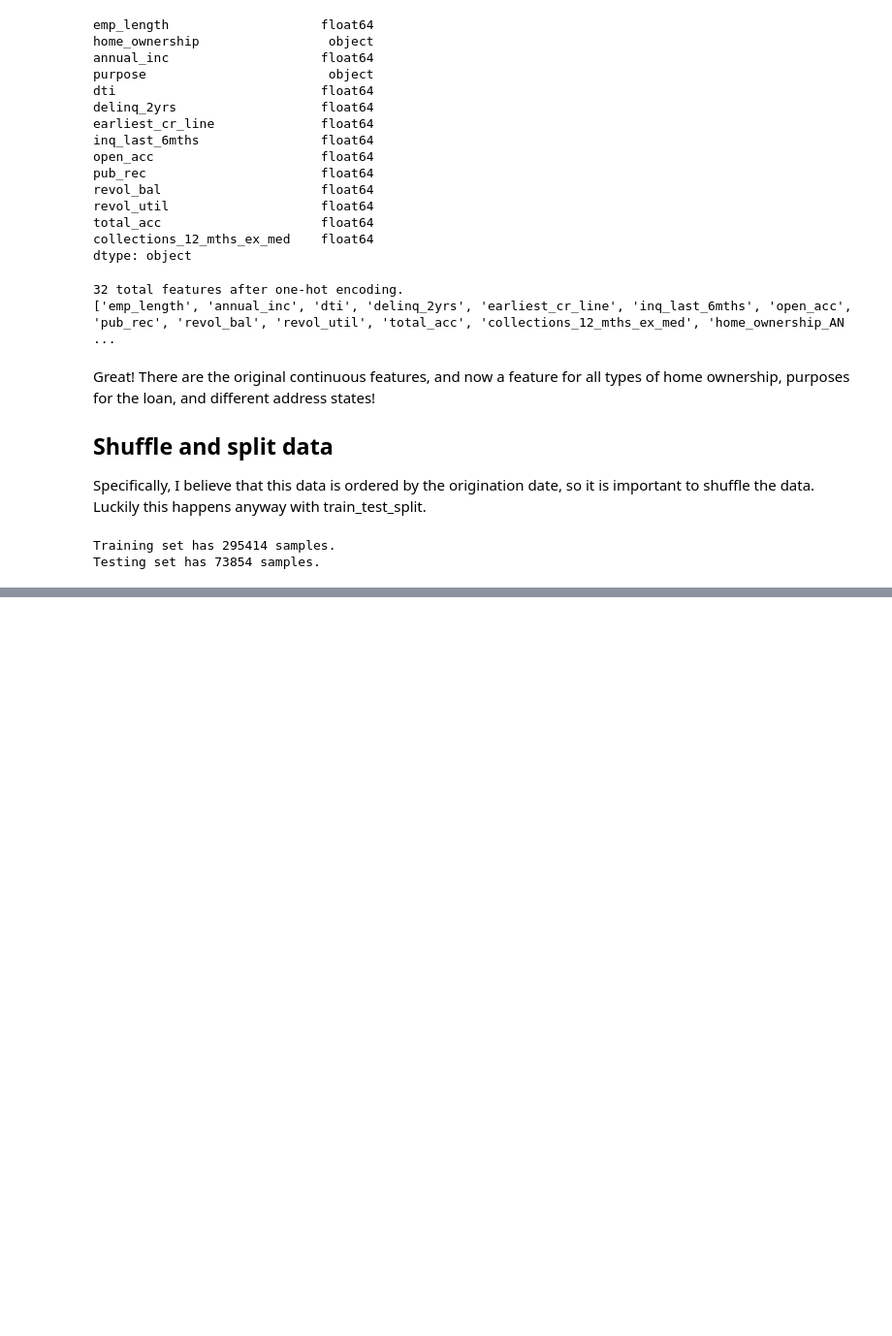
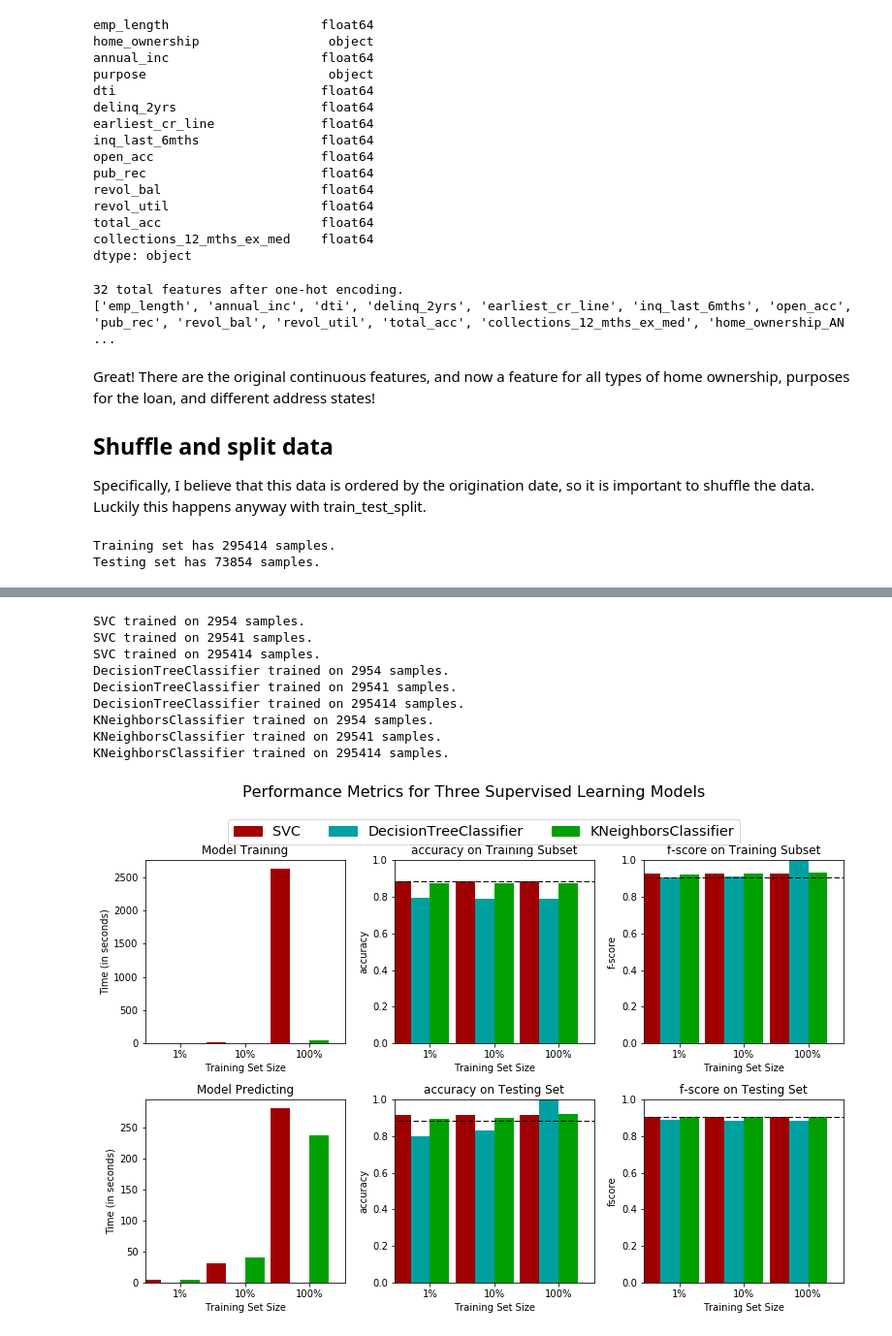
Before and after one commit to mccormd1/LCandR, a Jupyter notebook: LC_python/LC_MLtrain.ipynb, the cells around one changed output, grey strips where cells are left out. Shown at 97% size. Drawn from its saved outputs; the diff is of its cells as text; code cells hidden in the pictures; blank space fills up the shorter version.

```diff
--- a/LC_python/LC_MLtrain.ipynb
+++ b/LC_python/LC_MLtrain.ipynb
@@ -13,6 +13,7 @@ Data exploration and cleaning has been performed using the previous jupyter note
 import joblib
 features=joblib.load('clean_LCfeatures.p')
 labels=joblib.load('clean_LClabels.p')
+clabels=joblib.load('clean_LCclassifierlabel.p')
 # %%
 import numpy as np
 import pandas as pd
@@ -105,6 +106,7 @@ Having a utilization over 100% is odd, but having a utilization of almost 900% i
 # %%
 features.drop([294407],inplace=True)
 labels.drop([294407],inplace=True)
+clabels.drop([294407],inplace=True)
 # %%
 vs.distribution(features)
 # %% [output]
@@ -339,0 +526,12 @@ results['Pipeline']
+# %%
+# TODO: Calculate accuracy ##resubmit - fixed to calculate over whole dataset and corrected fscore calculation
+accuracy = len(clabels[clabels==1])/len(features)
+
+# TODO: Calculate F-score using the formula above for beta = 0.5
+recall=len(clabels[clabels==1])/len(clabels[clabels==1]) #always going to be 1 since we capture ALL condition pos
+precision=len(clabels[clabels==1])/len(features) # is same as accuracy above as we predict all as positive
+beta=0.5
+fscore = (1+beta**2)*(precision*recall)/((precision*beta**2)+recall)
+
+# Print the results
+print ("Naive Predictor: [Accuracy score: {:.4f}, F-score: {:.4f}]".format(accuracy, fscore))
@@ -339,0 +596,43 @@ results['Pipeline']
+# %%
+# Initialize models
+from sklearn.neighbors import KNeighborsClassifier
+from sklearn.tree import DecisionTreeClassifier
+from sklearn.ensemble import BaggingClassifier
+from sklearn.naive_bayes import GaussianNB
+from sklearn.svm import SVC
+
+# TODO: Initialize the three models
+clf_A = SVC()
+clf_B = DecisionTreeClassifier(random_state=2)
+clf_C = KNeighborsClassifier()
+
+
+# Calculate the number of samples for 1%, 10%, and 100% of the training data
+samples_1 = len(y_train.sample(frac=.01))
+samples_10 = len(y_train.sample(frac=.1))
+samples_100 = len(y_train.sample(frac=1))
+
+# Collect results on the learners
+resultsclass = {}
+for clf in [clf_A, clf_B, clf_C]: #clf_A,
+    clf_name = clf.__class__.__name__
+    resultsclass[clf_name] = {}
+    for i, samples in enumerate([samples_1, samples_10, samples_100]):
+        resultsclass[clf_name][i] = \
+        train_predictclass(clf, samples, X_train, y_train, X_test, y_test)
+#         print(results[clf])
+
+# Run metrics visualization for the three supervised learning models chosen
+imp.reload(vs)
+vs.classevaluate(resultsclass,accuracy,fscore)
+# %% [output]
+SVC trained on 2954 samples.
+SVC trained on 29541 samples.
+SVC trained on 295414 samples.
+DecisionTreeClassifier trained on 2954 samples.
+DecisionTreeClassifier trained on 29541 samples.
+DecisionTreeClassifier trained on 295414 samples.
+KNeighborsClassifier trained on 2954 samples.
+KNeighborsClassifier trained on 29541 samples.
+KNeighborsClassifier trained on 295414 samples.
+[figure, added]
```
Also changed, not shown: parts of 22 cells of this notebook, 1 other file.
